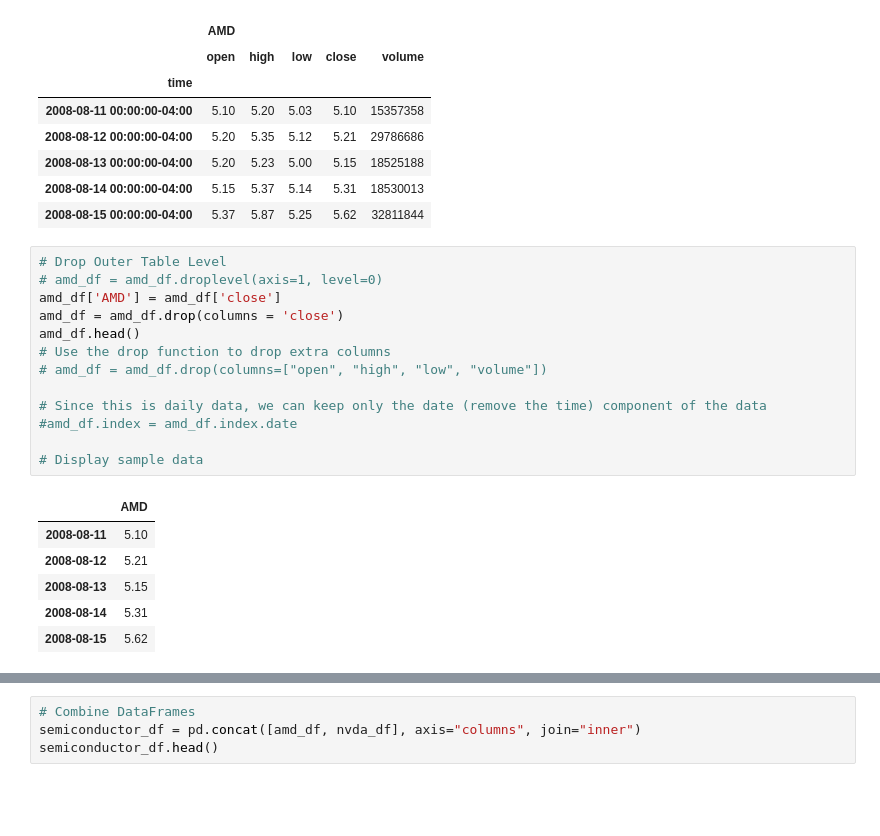
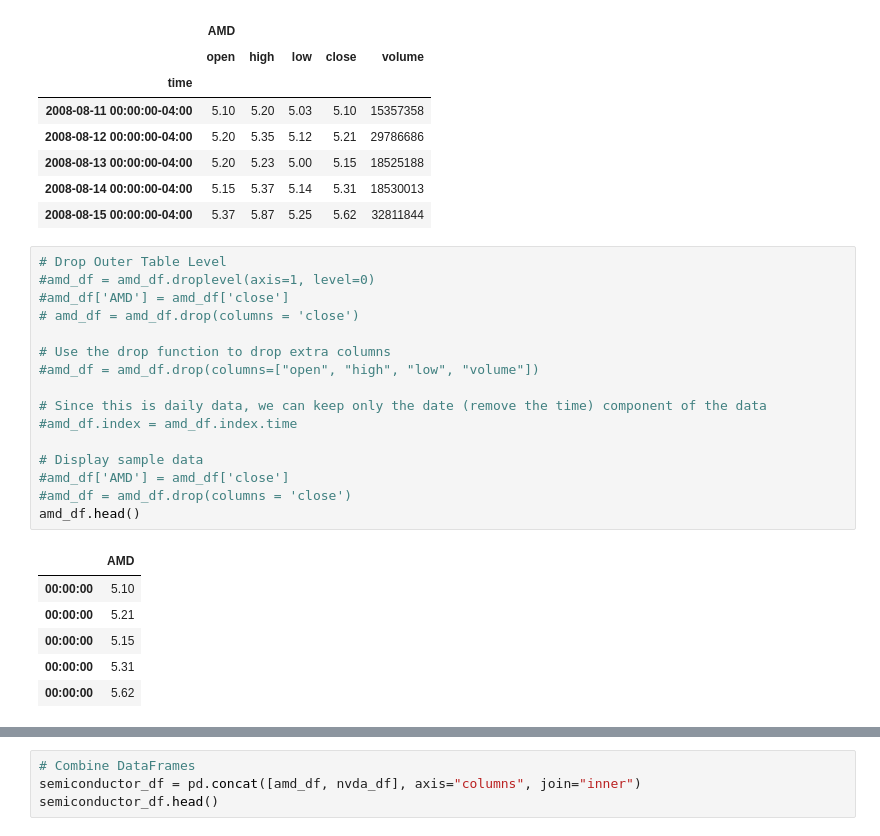
Before and after one commit to whitneydt/Algo_Project, a Jupyter notebook: Tech.ipynb, the cells around one changed output, grey strips where cells are left out. Cells and saved outputs as stored; diff of their text form; blank space fills up the shorter version.

```diff
--- a/Tech.ipynb
+++ b/Tech.ipynb
@@ -70,24 +70,27 @@ amd_df.head()
 | 2008-08-15 00:00:00-04:00 | 5.37 | 5.87 | 5.25 | 5.62 | 32811844 |
 # %%
 # Drop Outer Table Level
-# amd_df = amd_df.droplevel(axis=1, level=0)
-amd_df['AMD'] = amd_df['close']
-amd_df = amd_df.drop(columns = 'close')
-amd_df.head()
+#amd_df = amd_df.droplevel(axis=1, level=0)
+#amd_df['AMD'] = amd_df['close']
+# amd_df = amd_df.drop(columns = 'close')
+
 # Use the drop function to drop extra columns
-# amd_df = amd_df.drop(columns=["open", "high", "low", "volume"])
+#amd_df = amd_df.drop(columns=["open", "high", "low", "volume"])
 
 # Since this is daily data, we can keep only the date (remove the time) component of the data
-#amd_df.index = amd_df.index.date
+#amd_df.index = amd_df.index.time
 
 # Display sample data
+#amd_df['AMD'] = amd_df['close']
+#amd_df = amd_df.drop(columns = 'close')
+amd_df.head()
 # %% [output]
 |  | AMD |
-| 2008-08-11 | 5.10 |
-| 2008-08-12 | 5.21 |
-| 2008-08-13 | 5.15 |
-| 2008-08-14 | 5.31 |
-| 2008-08-15 | 5.62 |
+| 00:00:00 | 5.10 |
+| 00:00:00 | 5.21 |
+| 00:00:00 | 5.15 |
+| 00:00:00 | 5.31 |
+| 00:00:00 | 5.62 |
 # %%
 nvda_df.head()
 # %% [output]
```
Also changed, not shown: parts of 18 cells of this notebook, 32 other files.
